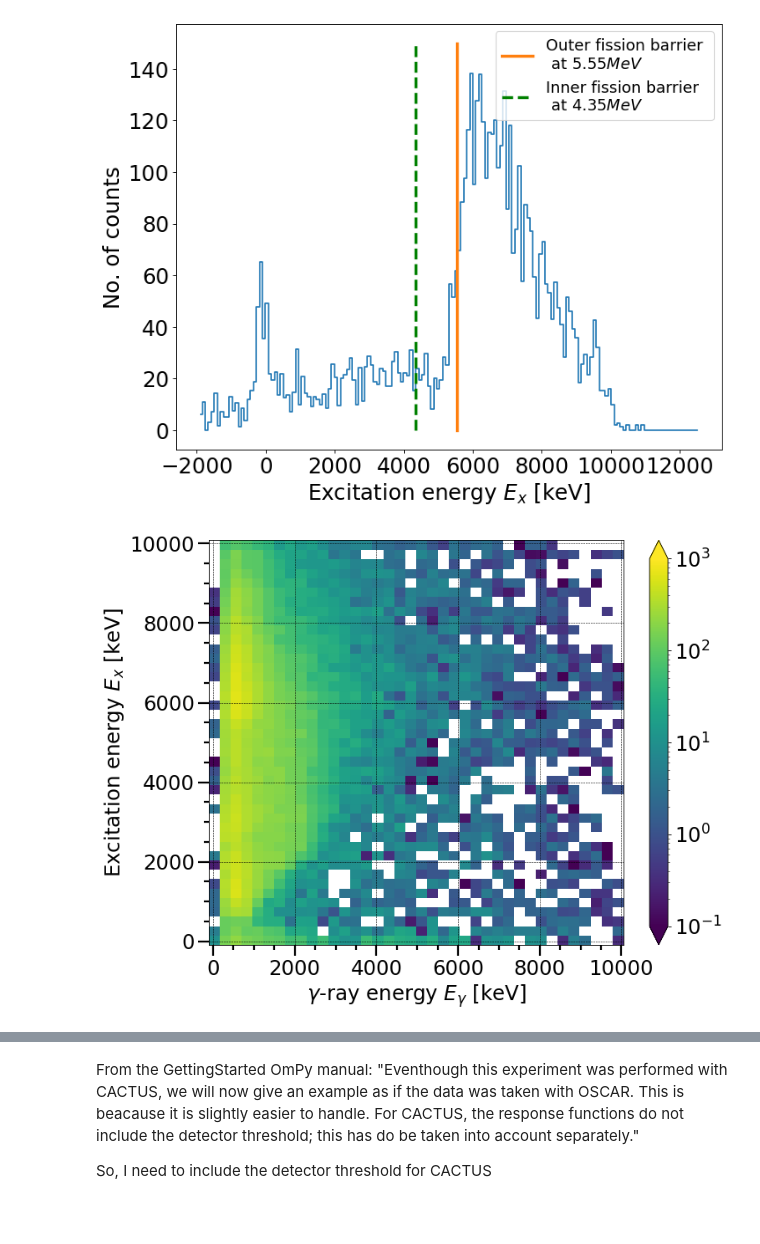
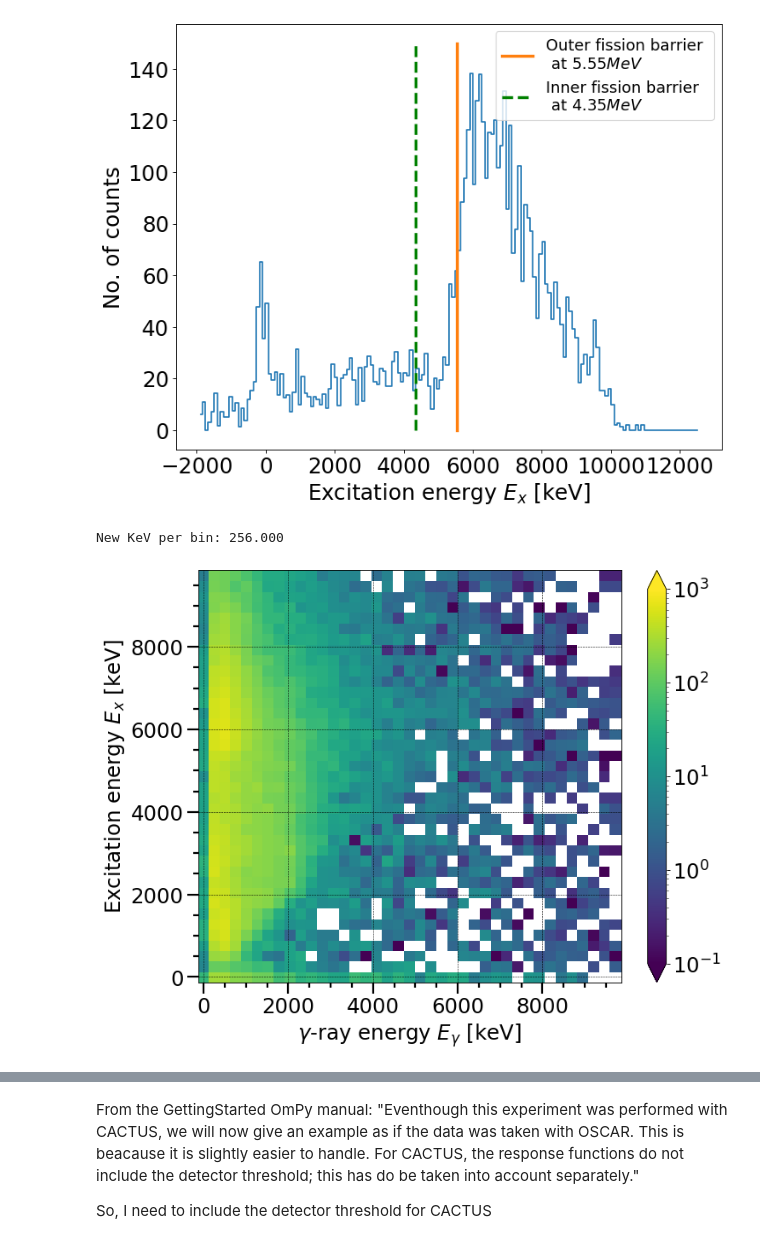
Before and after one commit to tellefs/OmPy_233U, a Jupyter notebook: osloMethod_U233_aa.ipynb, the cells around one changed output, grey strips where cells are left out. Cells and saved outputs as stored; diff of their text form; code cells hidden in the pictures; blank space fills up the shorter version.

Commit message:
fised the personal rebin function to force rebin to integer KeV per bin

```diff
--- a/osloMethod_U233_aa.ipynb
+++ b/osloMethod_U233_aa.ipynb
@@ -213,35 +213,44 @@ fig.savefig('plots/Ex_py_fiss_calibrated', dpi=save_dpi)
 # %%
 #Rebin raw matrix
 
-def rebin_raw(raw, kev_per_bin_wish, keep=False):
+def rebin_cut_raw(raw, kev_per_bin_wish, cut, keep=False):
+    """
+    Cuts raw matrix at approximately cut and rebins with new kev_per_bin_wish
+    """
+
     raw_rebin = raw.copy()
-    raw_rebin.cut('Ex', 0, 10000)
-    raw_rebin.cut('Eg', 0, 10000)
-    kev_per_bin = abs(raw_rebin.Eg[0]-raw_rebin.Eg[1])
-    rebin_factor = kev_per_bin_wish/kev_per_bin
-    raw_rebin.rebin('Ex', factor=rebin_factor) #rebinning the Eg energy axis
-    raw_rebin.rebin('Eg', factor=rebin_factor) #rebinning the Ex energy axis
+    cut = kev_per_bin_wish*round(cut/kev_per_bin_wish)
+    raw_rebin.cut('Ex', 0, cut)
+    raw_rebin.cut('Eg', 0, cut)
+    new_mids = np.linspace(kev_per_bin_wish/2, cut-(kev_per_bin_wish/2), int(cut/kev_per_bin_wish))
+
+    raw_rebin.rebin('Ex', mids=new_mids) #rebinning the Eg energy axis
+    raw_rebin.rebin('Eg', mids=new_mids) #rebinning the Ex energy axis
+
+    dEx = raw_rebin.Ex[1] - raw_rebin.Ex[0]
+    print('New KeV per bin: %.3f'%dEx)
 
     #plot matrix
     fig, ax = plt.subplots(figsize=(figwidth, figheigth))
     raw_rebin.plot(ax=ax, vmin=1e-1, vmax=1e3);
     ax.yaxis.set_minor_locator(AutoMinorLocator())
     ax.xaxis.set_minor_locator(AutoMinorLocator())
     ax.tick_params(axis='both', which='both', labelsize=tick_labelsize, width=tick_width)
     ax.tick_params(axis='both', which='major', length=major_tick_length)
     ax.tick_params(axis='both', which='minor', length=minor_tick_length)
     ax.set_xlabel('$\gamma$-ray energy $E_\gamma$ [keV]',fontsize=label_fontsize)
     ax.set_ylabel('Excitation energy $E_x$ [keV]',fontsize=label_fontsize)
     fig.axes[1].tick_params(labelsize=tick_labelsize)
     ax.grid(color='k', linestyle='--', linewidth=.5)
     fig.savefig('plots/rebinned_matrix', dpi=save_dpi)
     if keep==True:
-        raw.rebin('Ex', factor=rebin_factor)
-        raw.rebin('Eg', factor=rebin_factor)
+        raw.rebin('Ex', mids=new_mids)
+        raw.rebin('Eg', mids=new_mids)
 
-rebin_raw(raw, kev_per_bin_wish=128.*2, keep=True)
+rebin_cut_raw(raw, kev_per_bin_wish=256, cut=10000, keep=True)
 # %% [output]
+New KeV per bin: 256.000
-[figure, old version]
+[figure, new version]
 # %%
 # Cut away counts above (below?) the diagonal
 # Remember: Think about what you do here. If you cut them away, they will not
```
Also changed, not shown: parts of 9 cells of this notebook, 22 other files.
